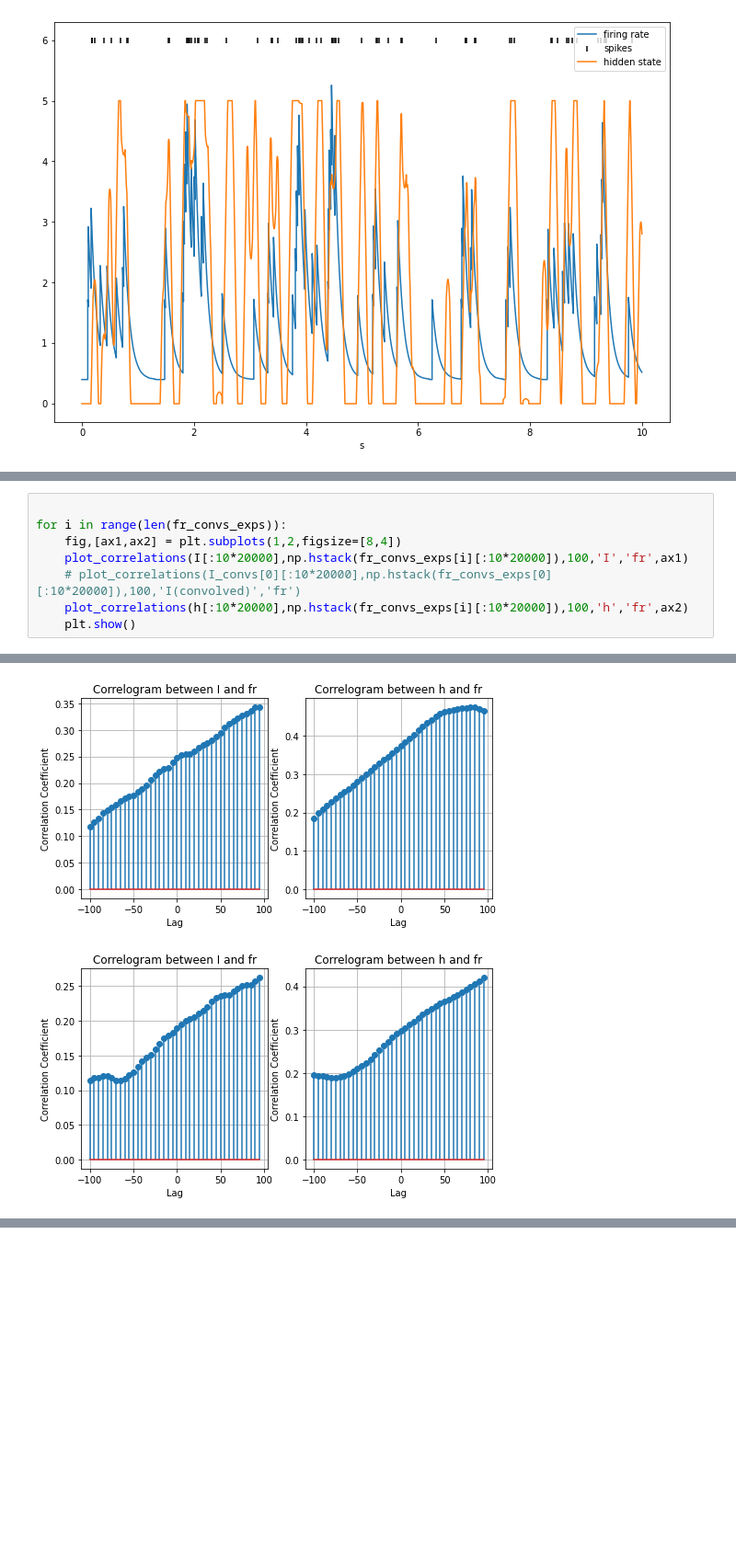
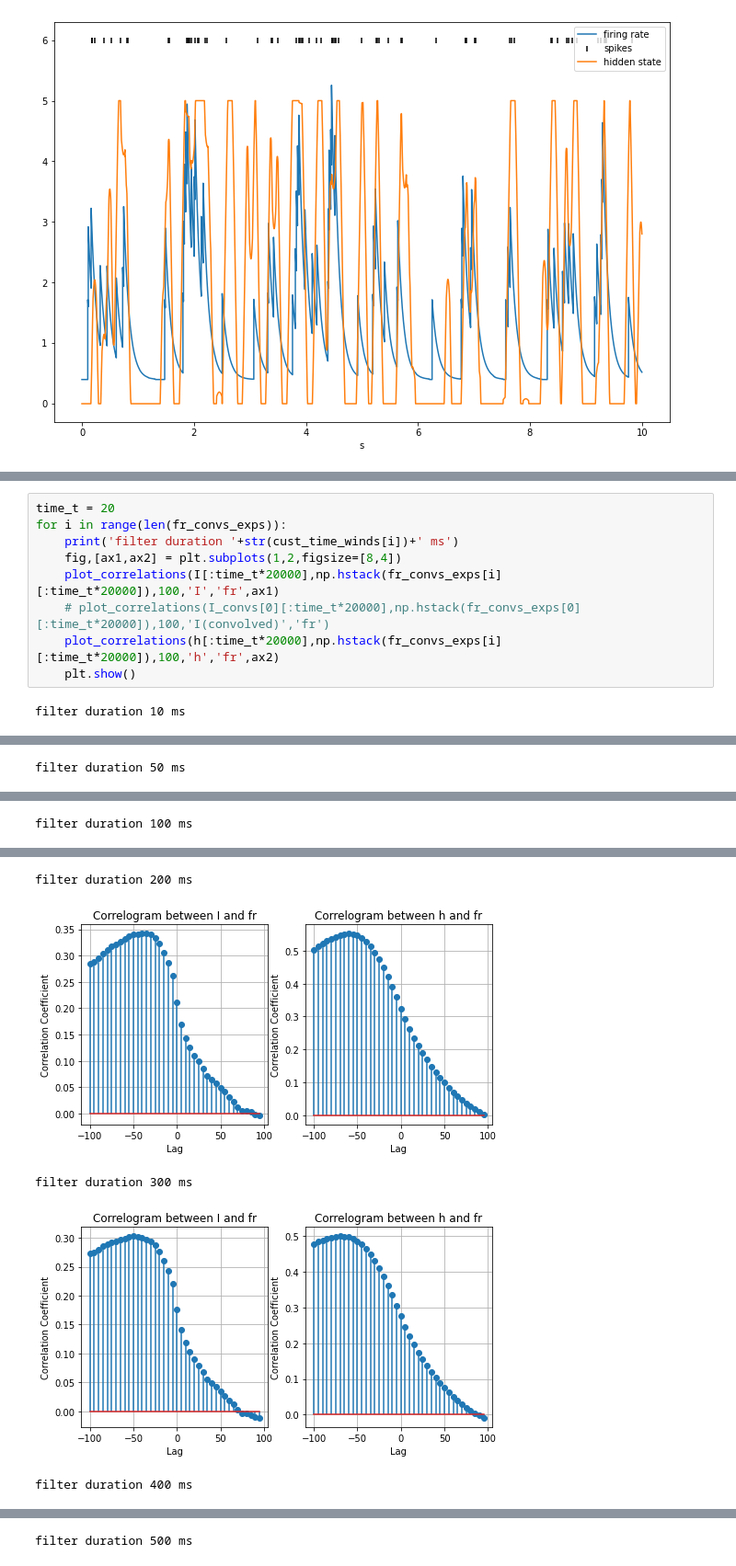
Before and after one commit to Nishant-codex/single_neuron_models, a Jupyter notebook: Multiple time scales of adaptation.ipynb, the cells around one changed output, grey strips where cells are left out. Shown at 92% size. Saved outputs shown, nothing was run; the diff lists cells and outputs as text; blank space fills up the shorter version.

```diff
--- a/Multiple time scales of adaptation.ipynb
+++ b/Multiple time scales of adaptation.ipynb
@@ -324,9 +330,11 @@ plot_correlations(h[:10*20000],np.hstack(fr_convs_exps[0][:10*20000]),100,'h','f
 # %%
-
+time_t = 20
 for i in range(len(fr_convs_exps)):
+    print('filter duration '+str(cust_time_winds[i])+' ms')
     fig,[ax1,ax2] = plt.subplots(1,2,figsize=[8,4])
-    plot_correlations(I[:10*20000],np.hstack(fr_convs_exps[i][:10*20000]),100,'I','fr',ax1)
-    # plot_correlations(I_convs[0][:10*20000],np.hstack(fr_convs_exps[0][:10*20000]),100,'I(convolved)','fr')
-    plot_correlations(h[:10*20000],np.hstack(fr_convs_exps[i][:10*20000]),100,'h','fr',ax2)
+    plot_correlations(I[:time_t*20000],np.hstack(fr_convs_exps[i][:time_t*20000]),100,'I','fr',ax1)
+    # plot_correlations(I_convs[0][:time_t*20000],np.hstack(fr_convs_exps[0][:time_t*20000]),100,'I(convolved)','fr')
+    plot_correlations(h[:time_t*20000],np.hstack(fr_convs_exps[i][:time_t*20000]),100,'h','fr',ax2)
     plt.show()
 # %% [output]
+filter duration 10 ms
@@ -333,0 +342 @@ for i in range(len(fr_convs_exps)):
+filter duration 50 ms
@@ -334,0 +344 @@ for i in range(len(fr_convs_exps)):
+filter duration 100 ms
@@ -336,2 +346,5 @@ for i in range(len(fr_convs_exps)):
+filter duration 200 ms
-[figure, old version]
+[figure, new version]
+filter duration 300 ms
-[figure, old version]
+[figure, new version]
+filter duration 400 ms
@@ -338,0 +352 @@ for i in range(len(fr_convs_exps)):
+filter duration 500 ms
```
Also changed, not shown: parts of 73 cells of this notebook.
